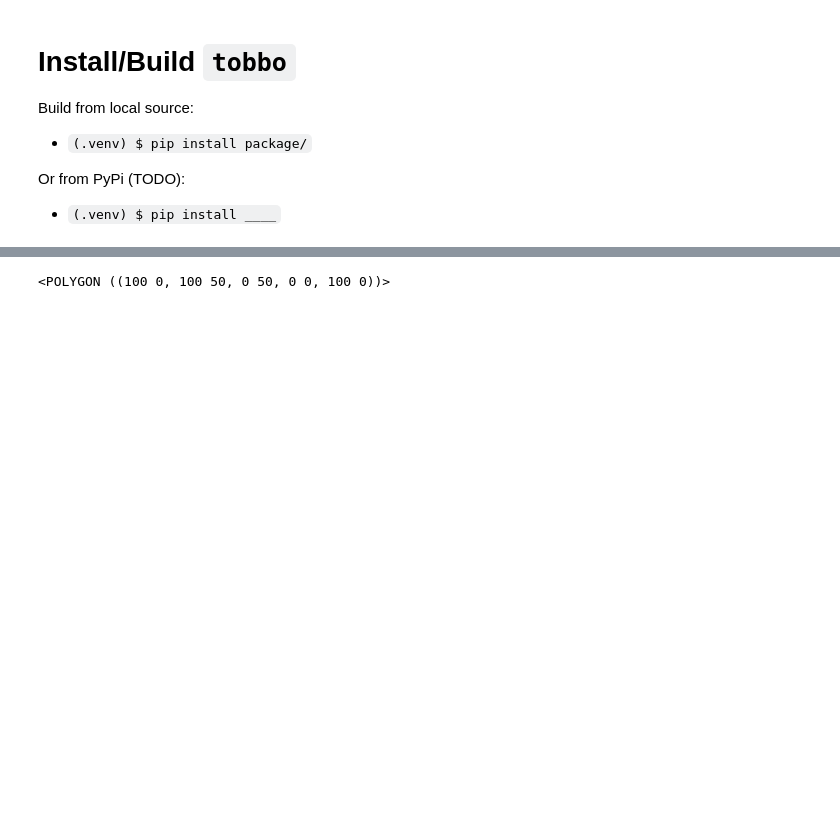
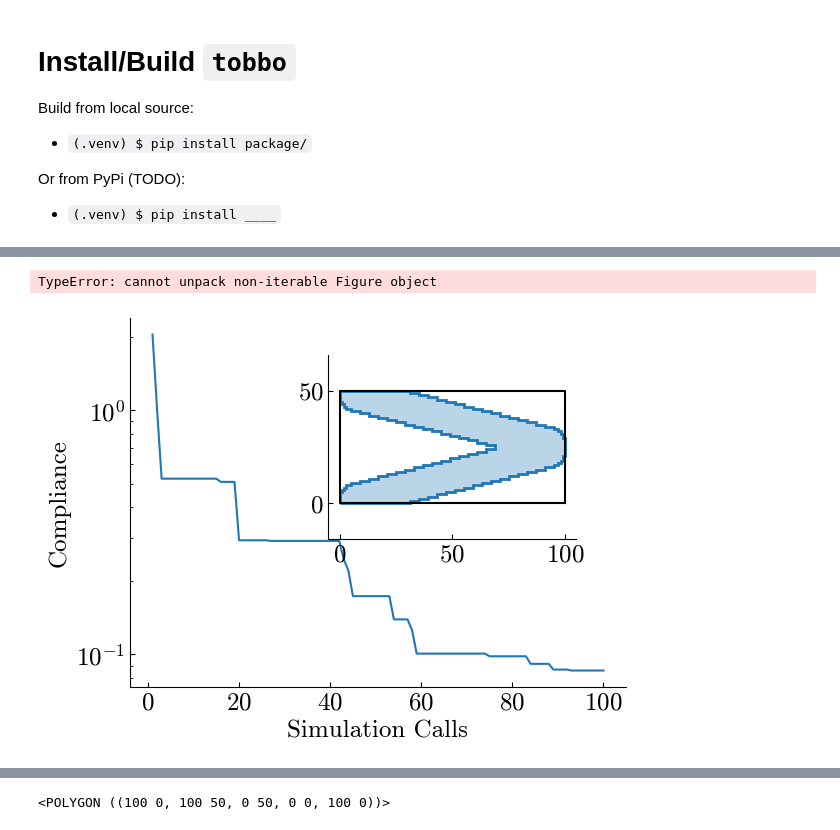
Before and after one commit to jelle-westra/tobbo, a Jupyter notebook: tutorial.ipynb, the cells around one changed output, grey strips where cells are left out. Drawn from its saved outputs; the diff is of its cells as text; code cells hidden in the pictures; blank space fills up the shorter version.

```diff
--- a/tutorial.ipynb
+++ b/tutorial.ipynb
@@ -15,0 +20,11 @@ Required-by:
+# %%
+plt.rcParams['axes.spines.top'] = False
+plt.rcParams['axes.spines.right'] = False
+plt.rcParams['xtick.direction'] = 'in'
+plt.rcParams['ytick.direction'] = 'in'
+
+plt.rc('font', family='serif', serif="cmr10", size=18)
+plt.rc('mathtext', fontset='cm', rm='serif')
+plt.rc('axes', unicode_minus=False)
+
+plt.rcParams['axes.formatter.use_mathtext'] = True
@@ -23,0 +58,23 @@ Or from PyPi (TODO):
+# %%
+from tobbo.core import Topology, OptimizationMethod, run_experiment
+from tobbo.parameterizations.mmc import Capsules, MMCEndpointsConfig
+from tobbo.problems.cantilever import create_horizontal_cantilever_problem
+
+topology = Topology(
+    continuous=False,       # using the rasterized (discrete) geometry for constraints
+    domain_size=(100, 50),  # domain size (100x50)
+    density=1.              # cell size per unit length; mesh size (100x50) in this case
+)
+parameterization = Capsules(
+    topology,               # used to initialize normalization factors
+    symmetry_x=False,       # mirror in x-direction
+    symmetry_y=True,        # mirror in y-direction
+    representation=MMCEndpointsConfig,
+    n_components=1,         # before mirroring
+    deformer=None,          # straight beam
+    n_samples=1000          # no. vertices of polygon prior to rasterization to mesh
+)
+
+problem = create_horizontal_cantilever_problem(topology, parameterization)
+
+run_experiment(problem, budget=100, seed=1, name='minimal-example', method=OptimizationMethod.CMAES)
@@ -23,0 +91,6 @@ Or from PyPi (TODO):
+# %%
+problem.plot_log()
+plt.gcf().savefig('')
+# %% [output]
+TypeError: cannot unpack non-iterable Figure object
+[figure, added]
```
Also changed, not shown: parts of 31 cells of this notebook, 15 other files.
